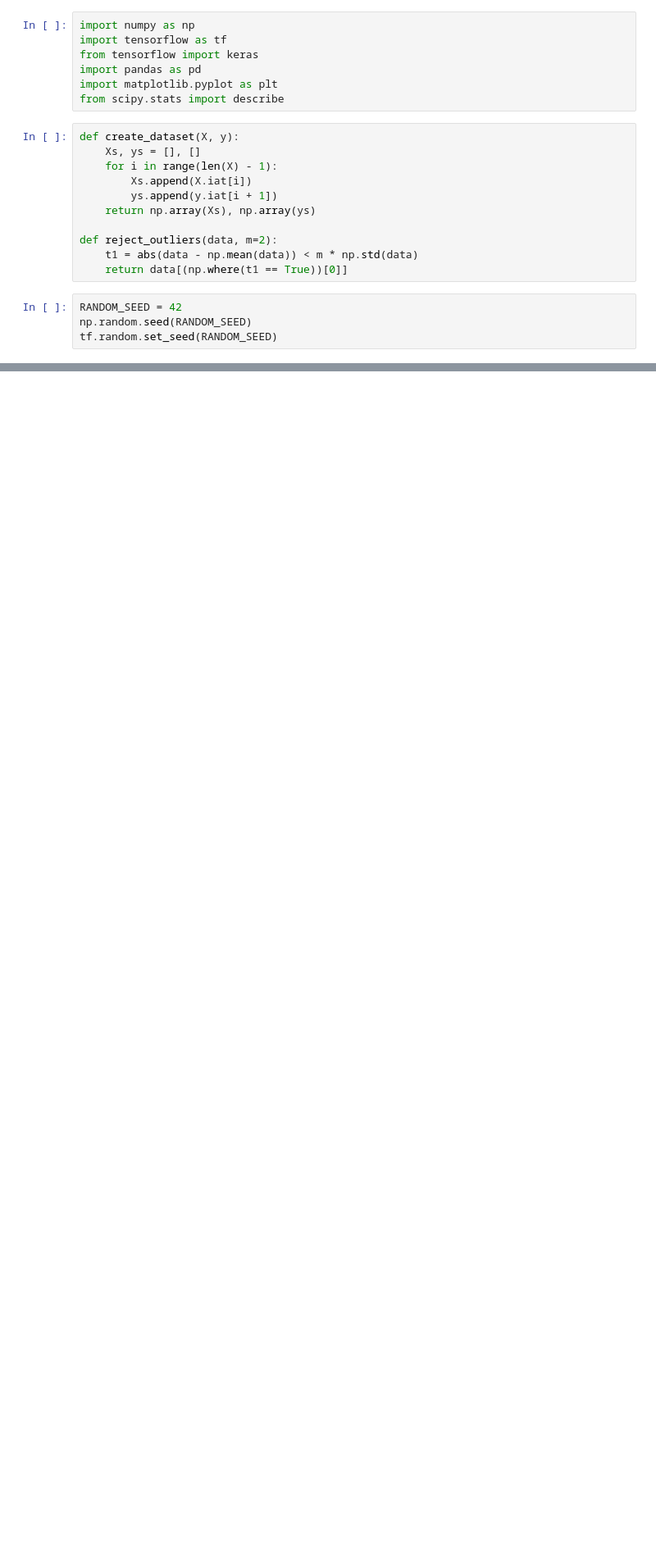
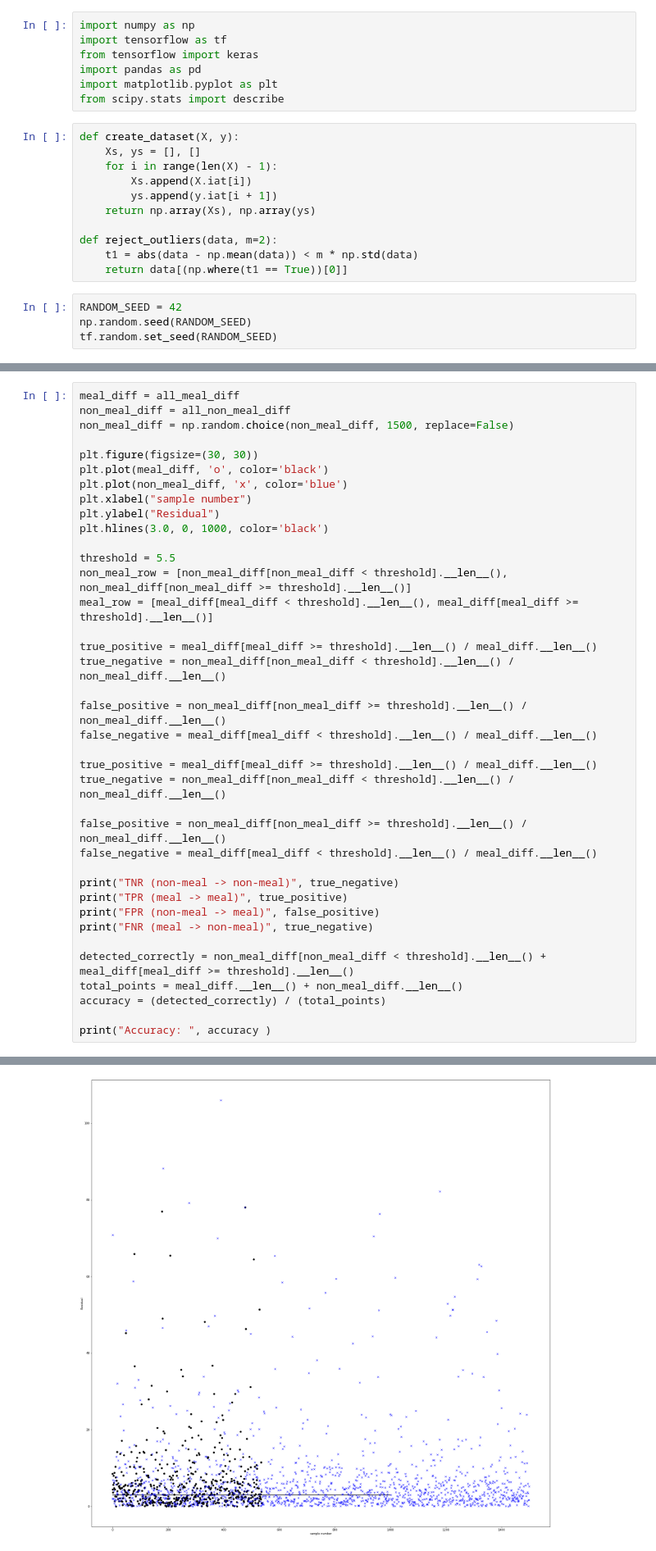
Before and after one commit to apattnaik/GlucoseMonitoringAndMealPrediction, a Jupyter notebook: rnn_based_prediction.ipynb, the cells around one changed output, grey strips where cells are left out. Shown at 82% size. Drawn from its saved outputs; the diff is of its cells as text; blank space fills up the shorter version.

```diff
--- a/rnn_based_prediction.ipynb
+++ b/rnn_based_prediction.ipynb
@@ -27,0 +164,39 @@ data = data.reset_index(drop=True)
+# %%
+meal_diff = all_meal_diff
+non_meal_diff = all_non_meal_diff
+non_meal_diff = np.random.choice(non_meal_diff, 1500, replace=False)
+
+plt.figure(figsize=(30, 30))
+plt.plot(meal_diff, 'o', color='black')
+plt.plot(non_meal_diff, 'x', color='blue')
+plt.xlabel("sample number")
+plt.ylabel("Residual")
+plt.hlines(3.0, 0, 1000, color='black')
+
+threshold = 5.5
+non_meal_row = [non_meal_diff[non_meal_diff < threshold].__len__(), non_meal_diff[non_meal_diff >= threshold].__len__()]
+meal_row = [meal_diff[meal_diff < threshold].__len__(), meal_diff[meal_diff >= threshold].__len__()]
+
+true_positive = meal_diff[meal_diff >= threshold].__len__() / meal_diff.__len__()
+true_negative = non_meal_diff[non_meal_diff < threshold].__len__() / non_meal_diff.__len__()
+
+false_positive = non_meal_diff[non_meal_diff >= threshold].__len__() / non_meal_diff.__len__()
+false_negative = meal_diff[meal_diff < threshold].__len__() / meal_diff.__len__()
+
+true_positive = meal_diff[meal_diff >= threshold].__len__() / meal_diff.__len__()
+true_negative = non_meal_diff[non_meal_diff < threshold].__len__() / non_meal_diff.__len__()
+
+false_positive = non_meal_diff[non_meal_diff >= threshold].__len__() / non_meal_diff.__len__()
+false_negative = meal_diff[meal_diff < threshold].__len__() / meal_diff.__len__()
+
+print("TNR (non-meal -> non-meal)", true_negative)
+print("TPR (meal -> meal)", true_positive)
+print("FPR (non-meal -> meal)", false_positive)
+print("FNR (meal -> non-meal)", true_negative)
+
+detected_correctly = non_meal_diff[non_meal_diff < threshold].__len__() + meal_diff[meal_diff >= threshold].__len__()
+total_points = meal_diff.__len__() + non_meal_diff.__len__()
+accuracy = (detected_correctly) / (total_points)
+
+print("Accuracy: ", accuracy )
+# %% [output]
@@ -27,0 +208 @@ data = data.reset_index(drop=True)
+[figure, added]
```
Also changed, not shown: parts of 24 cells of this notebook, 4 other files.
